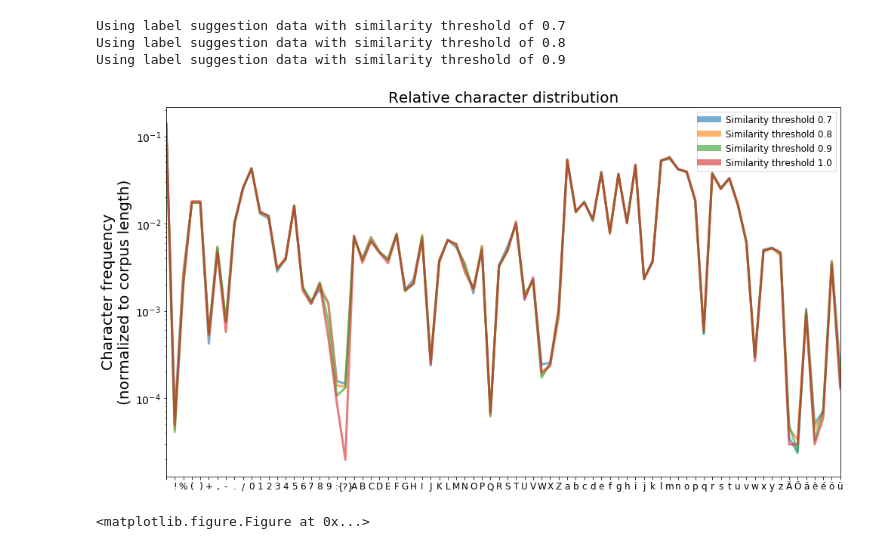
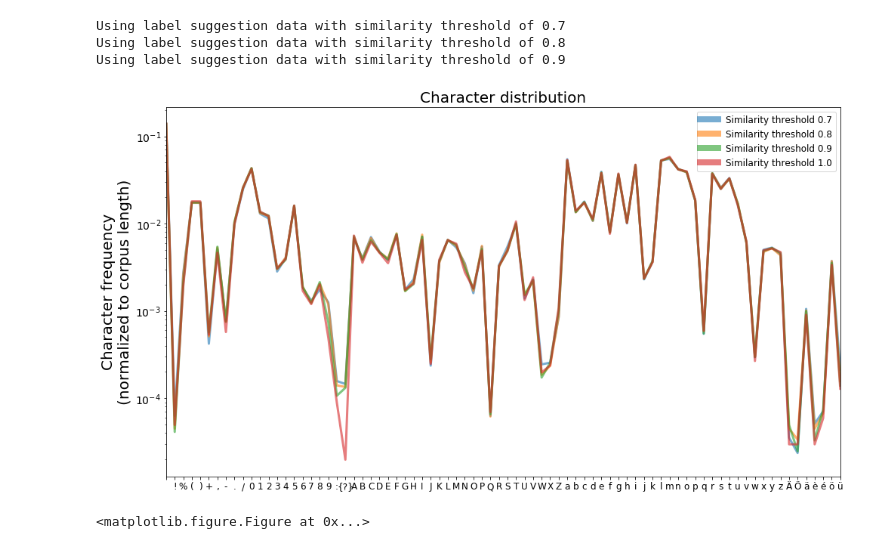
Before and after one commit to jraiskin/Automated_categorization_medication, a Jupyter notebook: plot_figures.ipynb, the cells around one changed output. Drawn from its saved outputs; the diff is of its cells as text; code cells hidden in the pictures.

```diff
--- a/plot_figures.ipynb
+++ b/plot_figures.ipynb
@@ -789,35 +796,35 @@ ax = char_counter_df.plot(
 
 leg = ax.legend(['Similarity threshold 0.7',
            'Similarity threshold 0.8',
            'Similarity threshold 0.9',
            'Similarity threshold 1.0'],
           loc=1,
           fontsize=legend_font_size-4)
 
 # set the linewidth of each legend object
 for legobj in leg.legendHandles:
     legobj.set_linewidth(8)
 
 #index mashing, to get index as xticks labels
 width = 0.0       # the width of the bars
 index_ser = np.arange(len(char_counter_df))  # arrange indices for x axis
 ax.set_xticks(index_ser + width / 2)
 ax.set_xticklabels(char_counter_df.index.values,
                    rotation=0,
                    size=12)
 
 ax.set_ylabel('Character frequency\n(normalized to corpus length)',
               fontsize=y_axis_label_font_size-8)
-ax.set_title('Relative character distribution',
+ax.set_title('Character distribution',
              fontsize=20)
 
 ax.tick_params(axis='y', which='major',
                labelsize=tick_label_font_size)  # axis : {'x', 'y', 'both'}
 
 # plt.show()
 plt.savefig(figure_dir + 'char_dist.pdf', bbox_inches='tight')
 # %% [output]
-[figure, old version]
+[figure, new version]
 # %%
 plt.clf()
 # %% [output]
```
Also changed, not shown: parts of 11 cells of this notebook.
